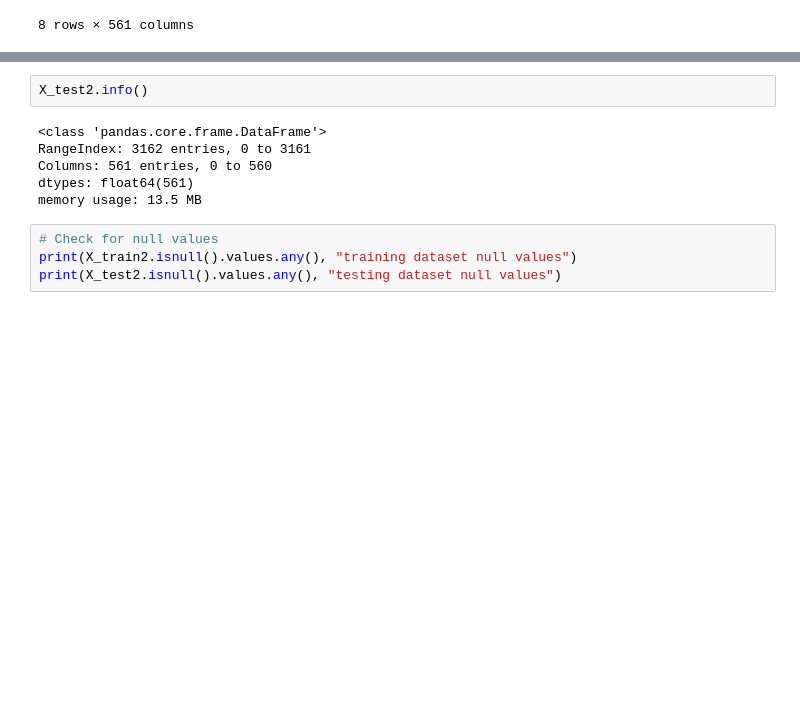
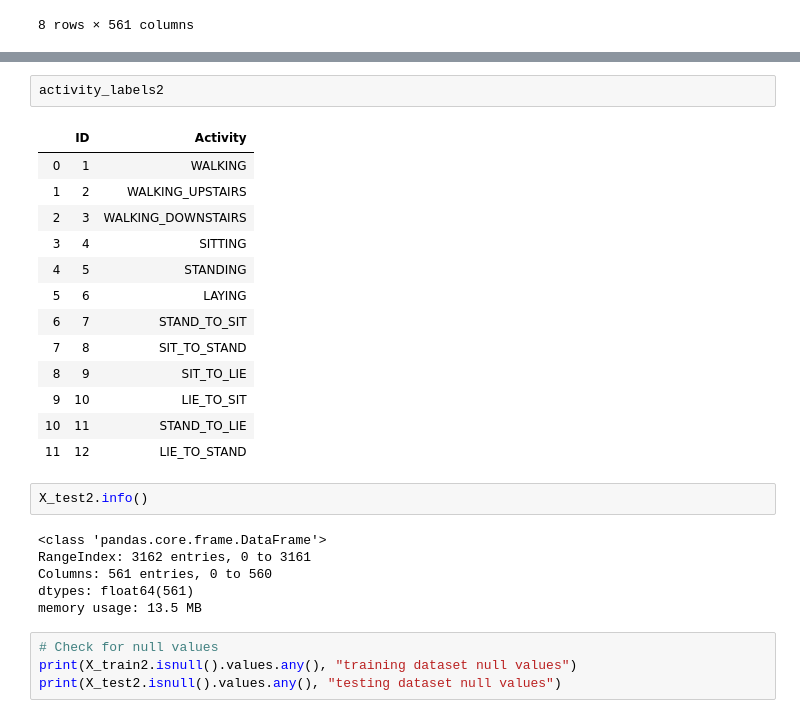
Before and after one commit to gmossy/human-activity-recognition, a Jupyter notebook: human_activity_dectector.ipynb, the cells around one changed output, grey strips where cells are left out. Saved outputs shown, nothing was run; the diff lists cells and outputs as text; blank space fills up the shorter version.

```diff
--- a/human_activity_dectector.ipynb
+++ b/human_activity_dectector.ipynb
@@ -211,3 +237,19 @@ X_train2.describe()
+# %%
+activity_labels2
+# %% [output]
+|  | ID | Activity |
+| 0 | 1 | WALKING |
+| 1 | 2 | WALKING_UPSTAIRS |
+| 2 | 3 | WALKING_DOWNSTAIRS |
+| 3 | 4 | SITTING |
+| 4 | 5 | STANDING |
+| 5 | 6 | LAYING |
+| 6 | 7 | STAND_TO_SIT |
+| 7 | 8 | SIT_TO_STAND |
+| 8 | 9 | SIT_TO_LIE |
+| 9 | 10 | LIE_TO_SIT |
+| 10 | 11 | STAND_TO_LIE |
+| 11 | 12 | LIE_TO_STAND |
 # %%
 X_test2.info()
 # %% [output]
```
Also changed, not shown: parts of 45 cells of this notebook.
